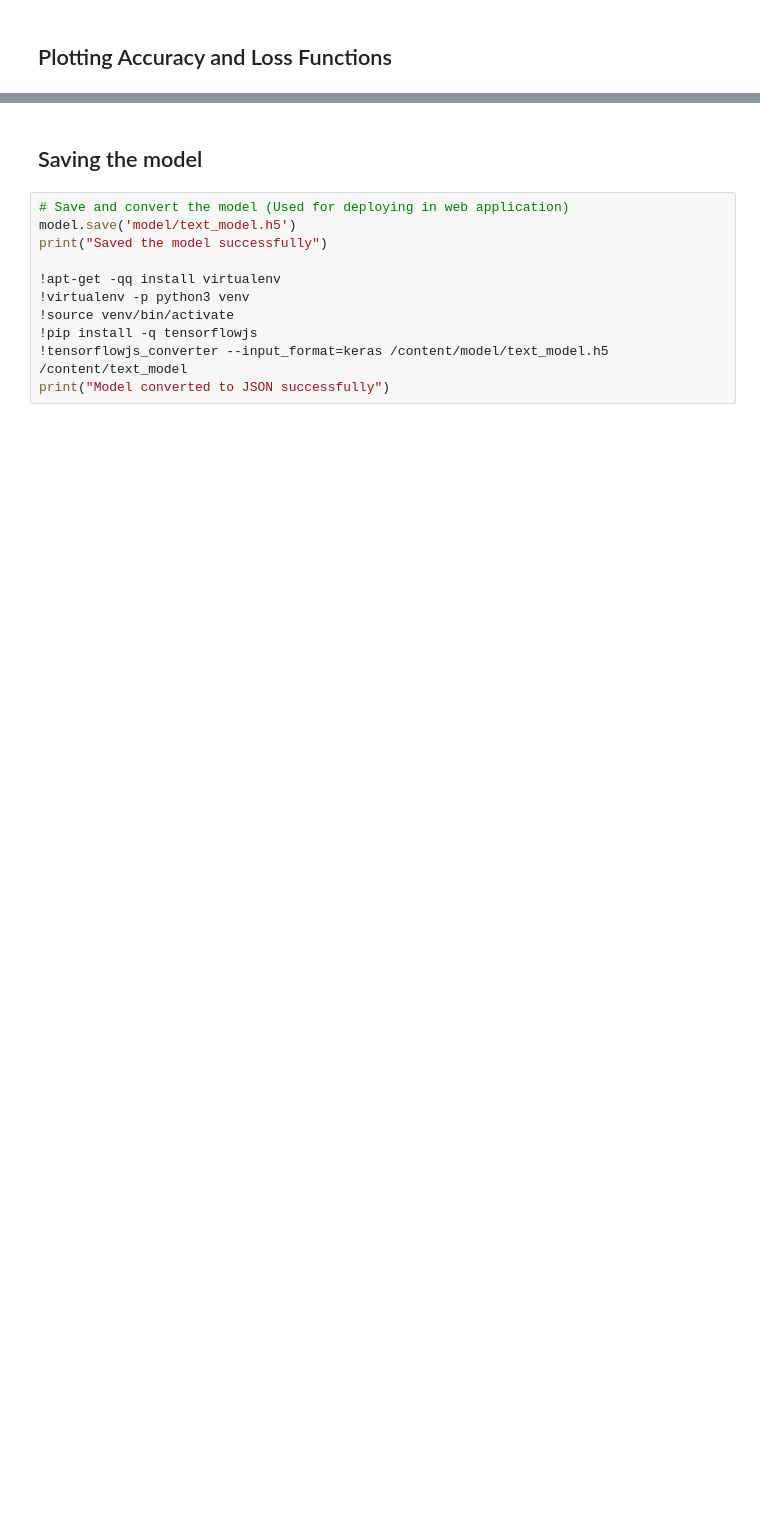
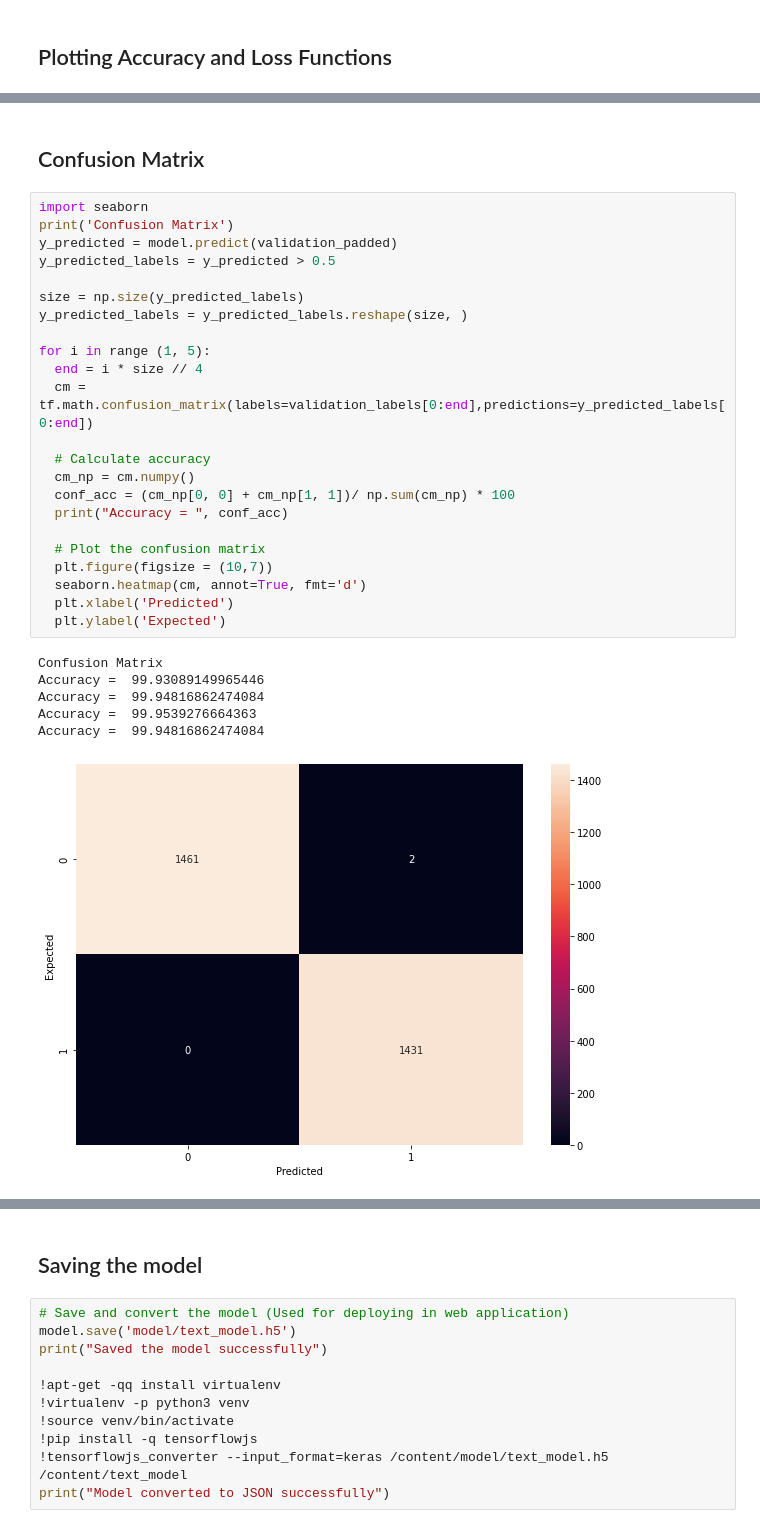
Before and after one commit to DhilipSanjay/Detection-of-Sensitive-Data-Exposure-in-Images, a Jupyter notebook: Text_Classification.ipynb, the cells around one changed output, grey strips where cells are left out. Cells and saved outputs as stored; diff of their text form; blank space fills up the shorter version.

Commit message:
Confusion matrix & accuracy

```diff
--- a/Text_Classification.ipynb
+++ b/Text_Classification.ipynb
@@ -233,0 +238,32 @@ plot_graphs(history, "loss")
+# %% [markdown]
+## Confusion Matrix
+# %%
+import seaborn
+print('Confusion Matrix')
+y_predicted = model.predict(validation_padded)
+y_predicted_labels = y_predicted > 0.5
+
+size = np.size(y_predicted_labels)
+y_predicted_labels = y_predicted_labels.reshape(size, )
+
+for i in range (1, 5):
+  end = i * size // 4
+  cm = tf.math.confusion_matrix(labels=validation_labels[0:end],predictions=y_predicted_labels[0:end])
+
+  # Calculate accuracy
+  cm_np = cm.numpy()
+  conf_acc = (cm_np[0, 0] + cm_np[1, 1])/ np.sum(cm_np) * 100
+  print("Accuracy = ", conf_acc)
+
+  # Plot the confusion matrix
+  plt.figure(figsize = (10,7))
+  seaborn.heatmap(cm, annot=True, fmt='d')
+  plt.xlabel('Predicted')
+  plt.ylabel('Expected')
+# %% [output]
+Confusion Matrix
+Accuracy =  99.93089149965446
+Accuracy =  99.94816862474084
+Accuracy =  99.9539276664363
+Accuracy =  99.94816862474084
+[figure, added]
```
Also changed, not shown: parts of 9 cells of this notebook.
